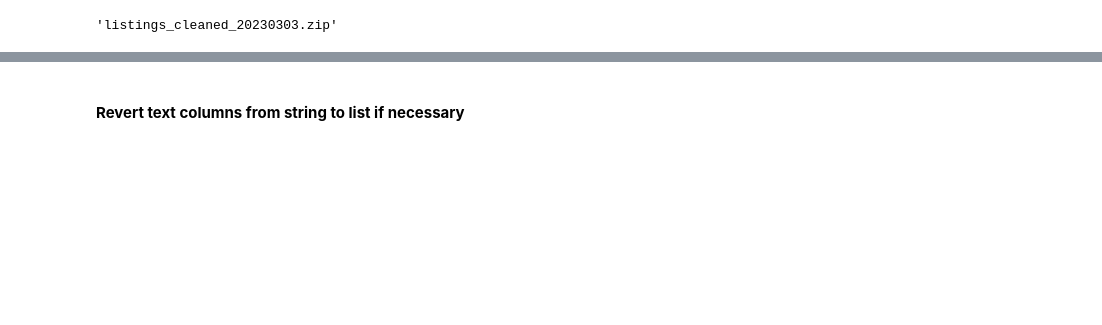
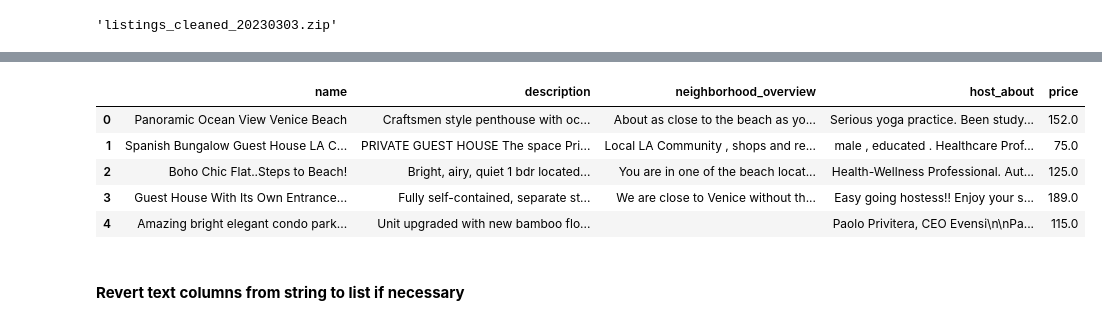
Before and after one commit to marked01one/rio-airbnb-predictive-model, a Jupyter notebook: notebooks/text_clean.ipynb, the cells around one changed output, grey strips where cells are left out. Cells and saved outputs as stored; diff of their text form; code cells hidden in the pictures; blank space fills up the shorter version.

```diff
--- a/notebooks/text_clean.ipynb
+++ b/notebooks/text_clean.ipynb
@@ -55,3 +48,14 @@ listings_df.head()
+# %%
+text_df = listings_df[['name', 'description', 'neighborhood_overview', 'host_about', 'price']].fillna('')
+
+text_df.head()
+# %% [output]
+|  | name | description | neighborhood_overview | host_about | price |
+| 0 | Panoramic Ocean View Venice Beach | Craftsmen style penthouse with oc... | About as close to the beach as yo... | Serious yoga practice. Been study... | 152.0 |
+| 1 | Spanish Bungalow Guest House LA C... | PRIVATE GUEST HOUSE The space Pri... | Local LA Community , shops and re... | male , educated . Healthcare Prof... | 75.0 |
+| 2 | Boho Chic Flat..Steps to Beach! | Bright, airy, quiet 1 bdr located... | You are in one of the beach locat... | Health-Wellness Professional. Aut... | 125.0 |
+| 3 | Guest House With Its Own Entrance... | Fully self-contained, separate st... | We are close to Venice without th... | Easy going hostess!! Enjoy your s... | 189.0 |
+| 4 | Amazing bright elegant condo park... | Unit upgraded with new bamboo flo... |  | Paolo Privitera, CEO Evensi\n\nPa... | 115.0 |
 # %% [markdown]
 #### **Revert text columns from string to list if necessary**
 # %%
```
Also changed, not shown: parts of 15 cells of this notebook, 10 other files.
